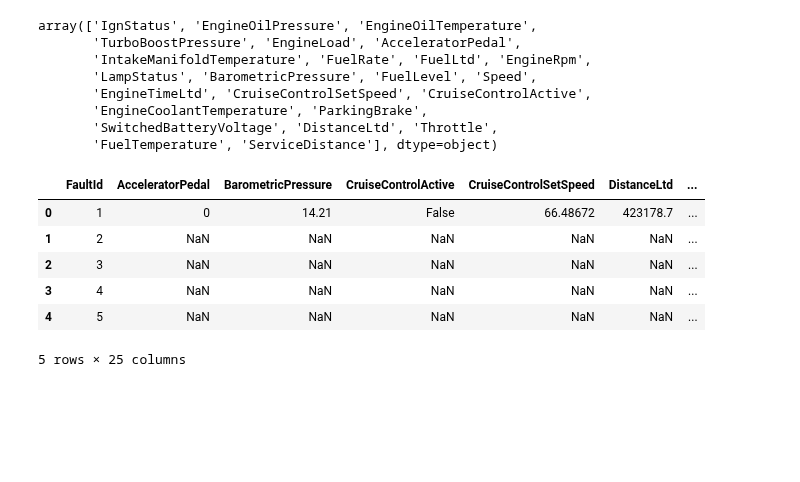
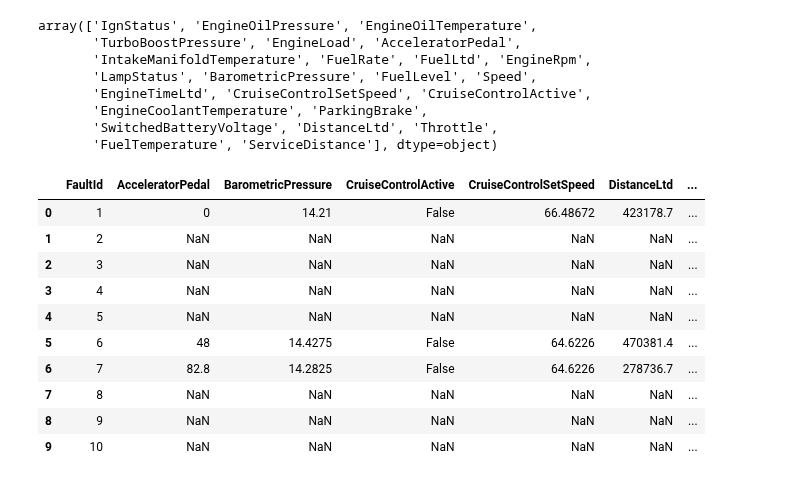
Before and after one commit to KagonDeans/big-g-ml-convoy, a Jupyter notebook: notebooks/rb_big_g_data_collection.ipynb, the cells around one changed output. Drawn from its saved outputs; the diff is of its cells as text; code cells hidden in the pictures; blank space fills up the shorter version.

```diff
--- a/notebooks/rb_big_g_data_collection.ipynb
+++ b/notebooks/rb_big_g_data_collection.ipynb
@@ -100,20 +100,26 @@ array(['IgnStatus', 'EngineOilPressure', 'EngineOilTemperature',
        'SwitchedBatteryVoltage', 'DistanceLtd', 'Throttle',
        'FuelTemperature', 'ServiceDistance'], dtype=object)
 # %%
-diagnostics=diagnostics.pivot(index=['FaultId'], columns=['Name'],
+diagnostics_pvt=diagnostics.pivot(index=['FaultId'], columns=['Name'],
                       values=['Value'])
-diagnostics.columns = diagnostics.columns.droplevel()
+diagnostics_pvt.columns = diagnostics_pvt.columns.droplevel()
 # %%
-diagnostics = diagnostics.rename_axis(None, axis=1)
+diagnostics_pvt = diagnostics_pvt.rename_axis(None, axis=1)
 # %%
-diagnostics= diagnostics.reset_index()
+diagnostics_pvt= diagnostics_pvt.reset_index()
+# %%
+pd.options.display.max_columns = None
 # %%
-diagnostics.head()
+diagnostics_pvt.head(10)
 # %% [output]
 |  | FaultId | AcceleratorPedal | BarometricPressure | CruiseControlActive | CruiseControlSetSpeed | DistanceLtd | ... |
 | 0 | 1 | 0 | 14.21 | False | 66.48672 | 423178.7 | ... |
 | 1 | 2 | NaN | NaN | NaN | NaN | NaN | ... |
 | 2 | 3 | NaN | NaN | NaN | NaN | NaN | ... |
 | 3 | 4 | NaN | NaN | NaN | NaN | NaN | ... |
 | 4 | 5 | NaN | NaN | NaN | NaN | NaN | ... |
+| 5 | 6 | 48 | 14.4275 | False | 64.6226 | 470381.4 | ... |
+| 6 | 7 | 82.8 | 14.2825 | False | 64.6226 | 278736.7 | ... |
+| 7 | 8 | NaN | NaN | NaN | NaN | NaN | ... |
+| 8 | 9 | NaN | NaN | NaN | NaN | NaN | ... |
+| 9 | 10 | NaN | NaN | NaN | NaN | NaN | ... |
-5 rows × 25 columns
```
Also changed, not shown: parts of 10 cells of this notebook.
